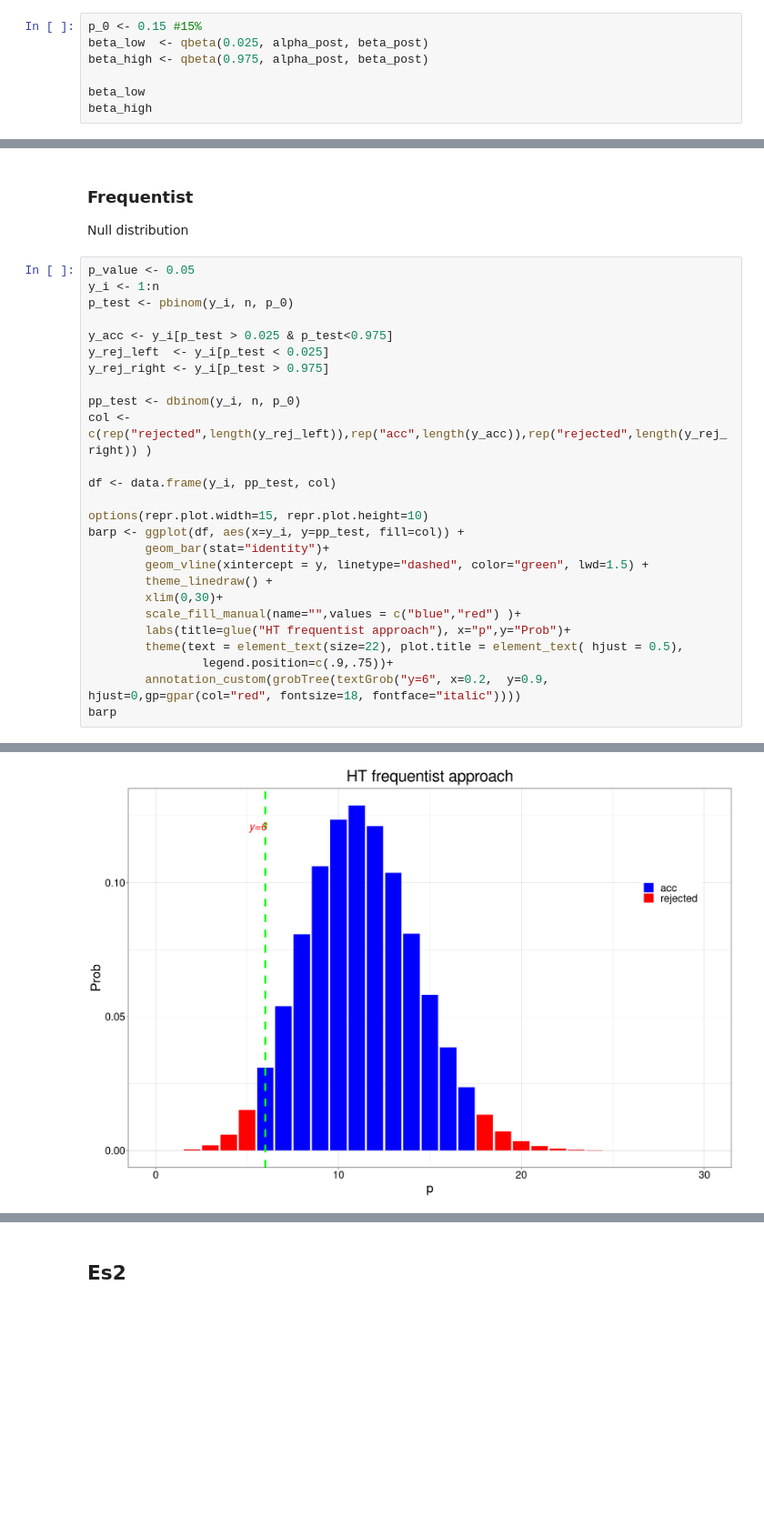
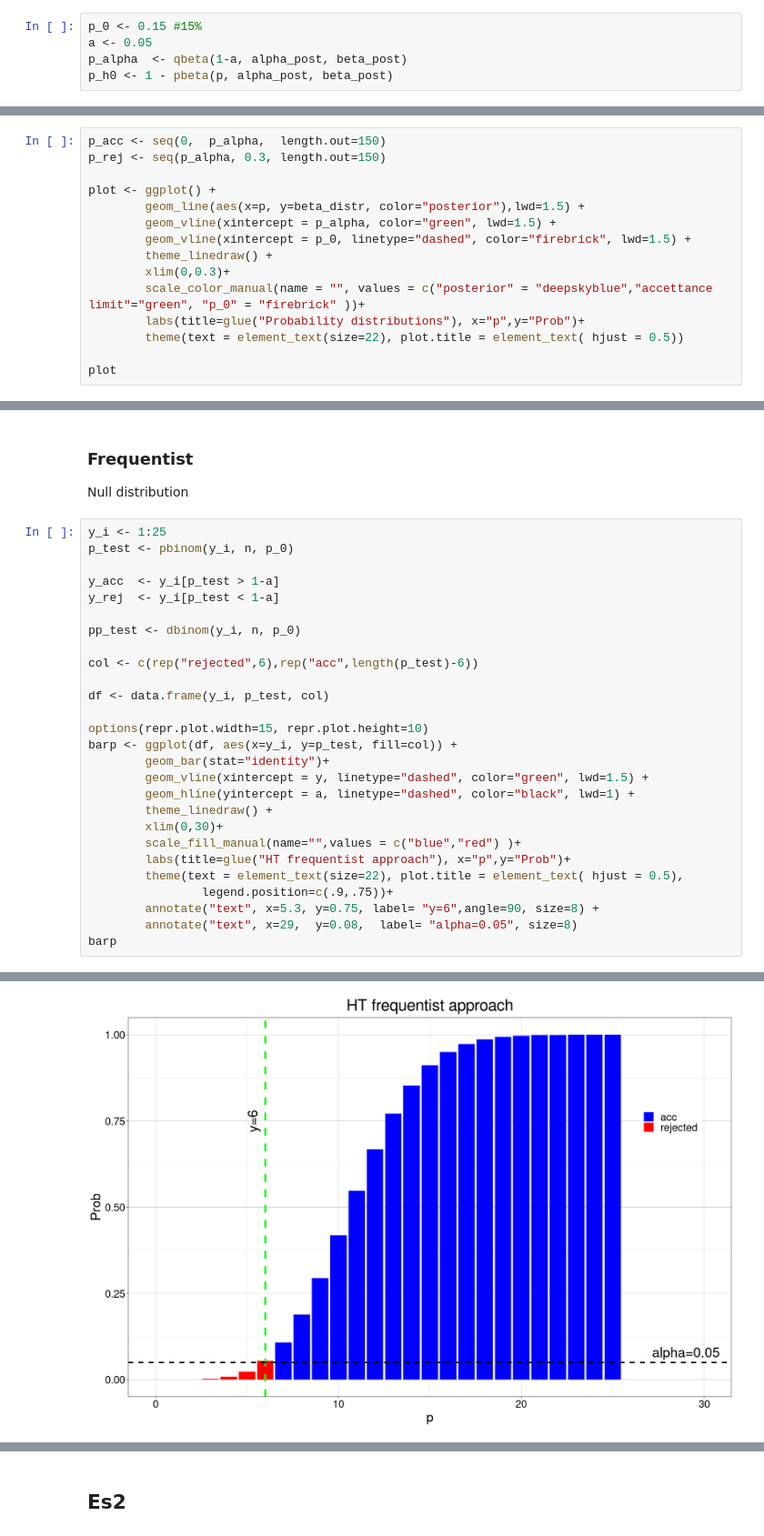
Before and after one commit to PietroCappelli/Advance_stat, a Jupyter notebook: Exercises/exercise06.ipynb, the cells around one changed output, grey strips where cells are left out. Shown at 91% size. Saved outputs shown, nothing was run; the diff lists cells and outputs as text; blank space fills up the shorter version.

```diff
--- a/Exercises/exercise06.ipynb
+++ b/Exercises/exercise06.ipynb
@@ -78,7 +111,5 @@ we want to calculate the probability
 # %%
 p_0 <- 0.15 #15%
-beta_low  <- qbeta(0.025, alpha_post, beta_post)
-beta_high <- qbeta(0.975, alpha_post, beta_post)
-
-beta_low
-beta_high
+a <- 0.05
+p_alpha  <- qbeta(1-a, alpha_post, beta_post)
+p_h0 <- 1 - pbeta(p, alpha_post, beta_post)
@@ -108,2 +134,17 @@ Warning message:
 # %% [markdown]
 As we can see the 15% of probabiliti falls in the credibility interval
+# %%
+p_acc <- seq(0,  p_alpha,  length.out=150)
+p_rej <- seq(p_alpha, 0.3, length.out=150)
+
+plot <- ggplot() +
+        geom_line(aes(x=p, y=beta_distr, color="posterior"),lwd=1.5) +
+        geom_vline(xintercept = p_alpha, color="green", lwd=1.5) +
+        geom_vline(xintercept = p_0, linetype="dashed", color="firebrick", lwd=1.5) +
+        theme_linedraw() +
+        xlim(0,0.3)+
+        scale_color_manual(name = "", values = c("posterior" = "deepskyblue","accettance limit"="green", "p_0" = "firebrick" ))+
+        labs(title=glue("Probability distributions"), x="p",y="Prob")+
+        theme(text = element_text(size=22), plot.title = element_text( hjust = 0.5))
+
+plot
@@ -112,29 +157,30 @@ As we can see the 15% of probabiliti falls in the credibility interval
 
 Null distribution
 # %%
-p_value <- 0.05
-y_i <- 1:n
+y_i <- 1:25
 p_test <- pbinom(y_i, n, p_0)
 
-y_acc <- y_i[p_test > 0.025 & p_test<0.975]
-y_rej_left  <- y_i[p_test < 0.025]
-y_rej_right <- y_i[p_test > 0.975]
+y_acc  <- y_i[p_test > 1-a]
+y_rej  <- y_i[p_test < 1-a]
 
 pp_test <- dbinom(y_i, n, p_0)
-col <- c(rep("rejected",length(y_rej_left)),rep("acc",length(y_acc)),rep("rejected",length(y_rej_right)) )
 
-df <- data.frame(y_i, pp_test, col)
+col <- c(rep("rejected",6),rep("acc",length(p_test)-6))
+
+df <- data.frame(y_i, p_test, col)
 
 options(repr.plot.width=15, repr.plot.height=10)
-barp <- ggplot(df, aes(x=y_i, y=pp_test, fill=col)) +
+barp <- ggplot(df, aes(x=y_i, y=p_test, fill=col)) +
         geom_bar(stat="identity")+
         geom_vline(xintercept = y, linetype="dashed", color="green", lwd=1.5) +
+        geom_hline(yintercept = a, linetype="dashed", color="black", lwd=1) +
         theme_linedraw() +
         xlim(0,30)+
         scale_fill_manual(name="",values = c("blue","red") )+
         labs(title=glue("HT frequentist approach"), x="p",y="Prob")+
         theme(text = element_text(size=22), plot.title = element_text( hjust = 0.5),
                 legend.position=c(.9,.75))+
-        annotation_custom(grobTree(textGrob("y=6", x=0.2,  y=0.9, hjust=0,gp=gpar(col="red", fontsize=18, fontface="italic"))))
+        annotate("text", x=5.3, y=0.75, label= "y=6",angle=90, size=8) +
+        annotate("text", x=29,  y=0.08,  label= "alpha=0.05", size=8)
 barp
 # %% [output]
@@ -145 +187 @@ Warning message:
-[figure, old version]
+[figure, new version]
```
Also changed, not shown: parts of 38 cells of this notebook.
